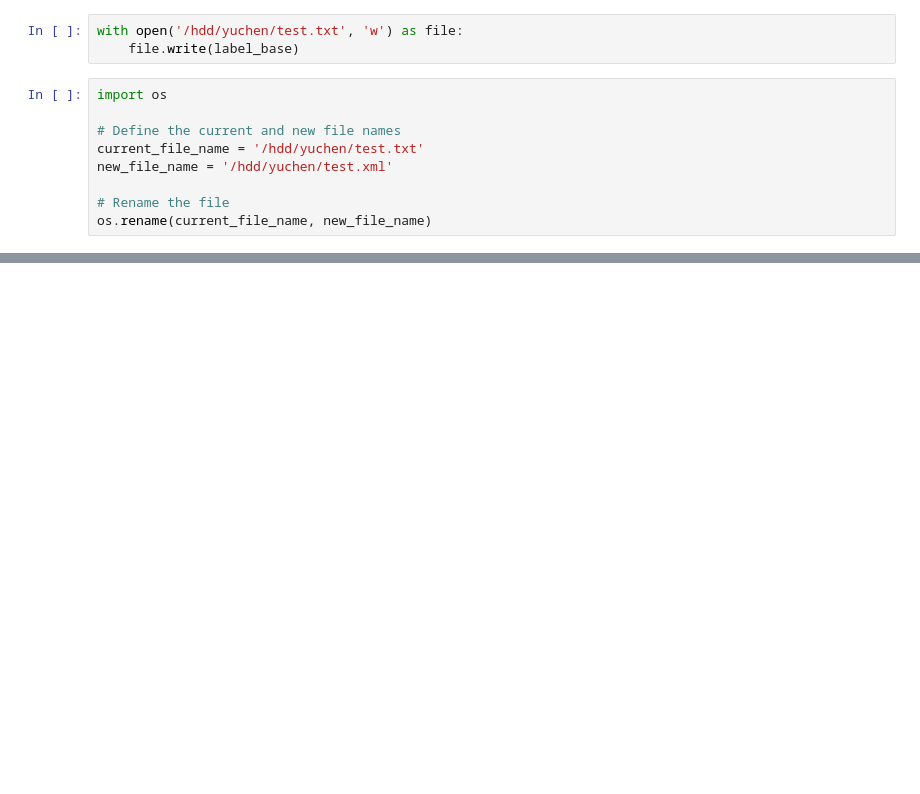
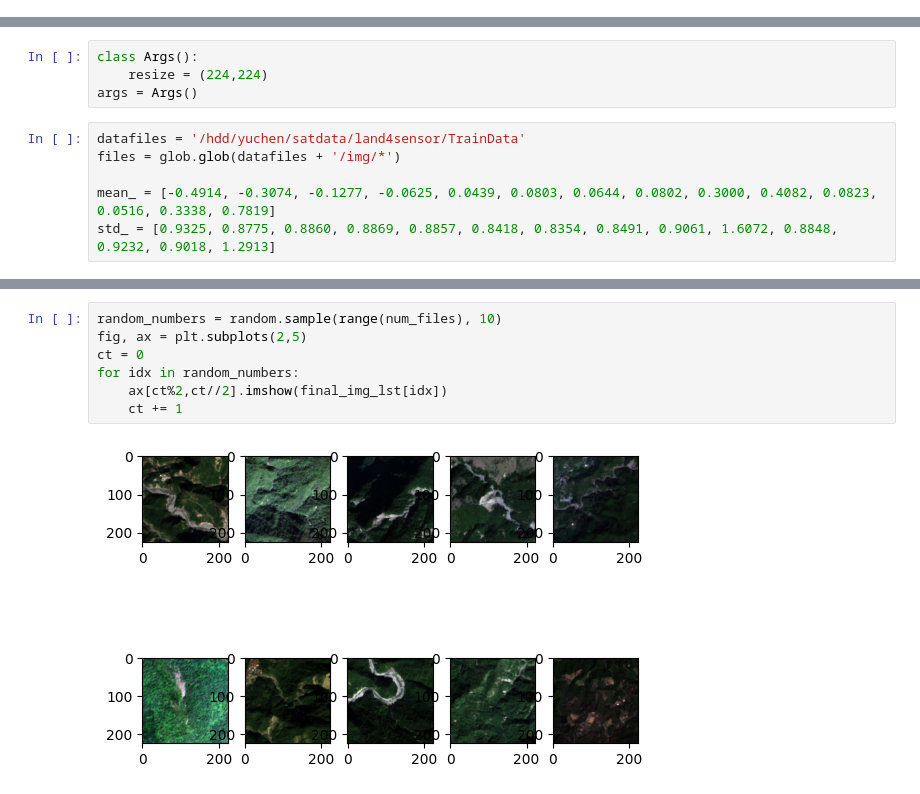
Before and after one commit to subawocit/cs291k, a Jupyter notebook: pipeline/dataset.ipynb, the cells around one changed output, grey strips where cells are left out. Drawn from its saved outputs; the diff is of its cells as text; blank space fills up the shorter version.

```diff
--- a/pipeline/dataset.ipynb
+++ b/pipeline/dataset.ipynb
@@ -138,12 +0,0 @@ xmin, ymin * 640
-# %%
-with open('/hdd/yuchen/test.txt', 'w') as file:
-    file.write(label_base)
-# %%
-import os
-
-# Define the current and new file names
-current_file_name = '/hdd/yuchen/test.txt'
-new_file_name = '/hdd/yuchen/test.xml'
-
-# Rename the file
-os.rename(current_file_name, new_file_name)
@@ -149,0 +244,10 @@ os.rename(current_file_name, new_file_name)
+# %%
+class Args():
+    resize = (224,224)
+args = Args()
+# %%
+datafiles = '/hdd/yuchen/satdata/land4sensor/TrainData'
+files = glob.glob(datafiles + '/img/*')
+
+mean_ = [-0.4914, -0.3074, -0.1277, -0.0625, 0.0439, 0.0803, 0.0644, 0.0802, 0.3000, 0.4082, 0.0823, 0.0516, 0.3338, 0.7819]
+std_ = [0.9325, 0.8775, 0.8860, 0.8869, 0.8857, 0.8418, 0.8354, 0.8491, 0.9061, 1.6072, 0.8848, 0.9232, 0.9018, 1.2913]
@@ -149,0 +391,9 @@ os.rename(current_file_name, new_file_name)
+# %%
+random_numbers = random.sample(range(num_files), 10)
+fig, ax = plt.subplots(2,5)
+ct = 0
+for idx in random_numbers:
+    ax[ct%2,ct//2].imshow(final_img_lst[idx])
+    ct += 1
+# %% [output]
+[figure, added]
```
Also changed, not shown: parts of 43 cells of this notebook, 1 other file.
